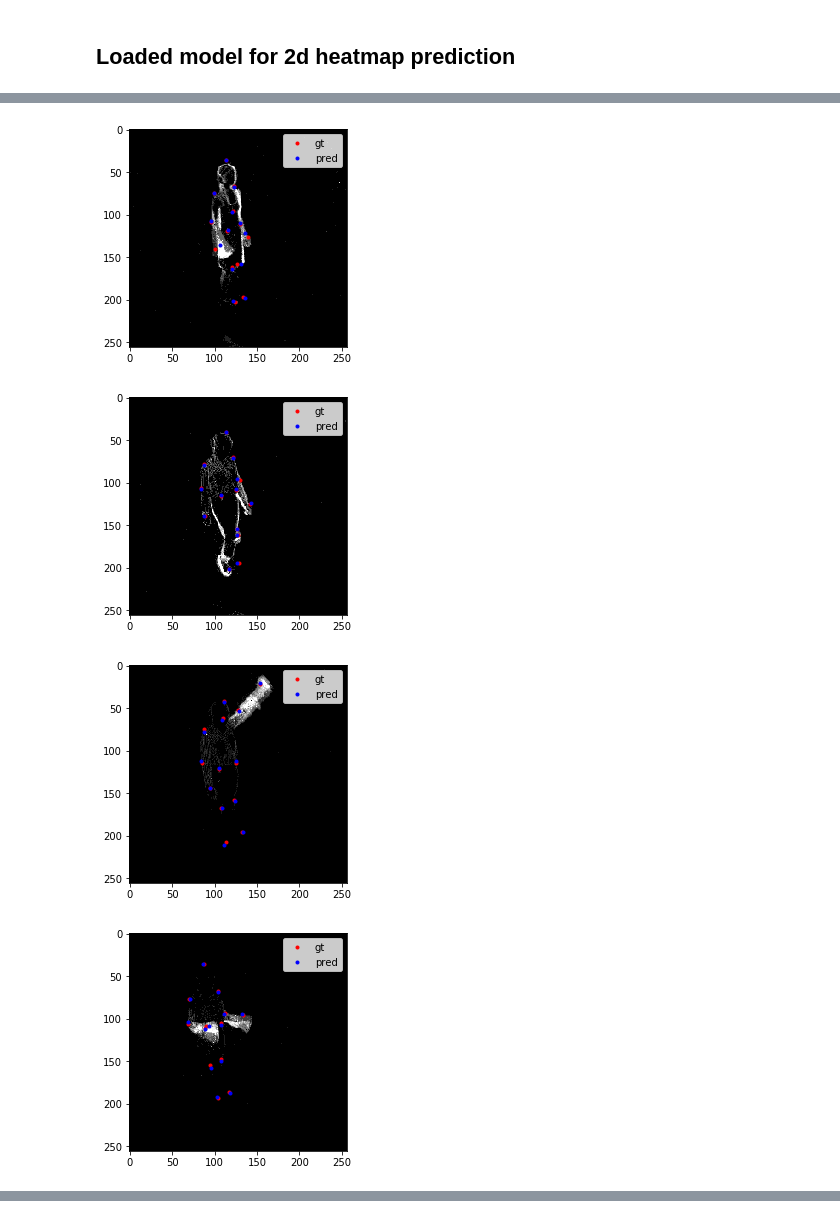
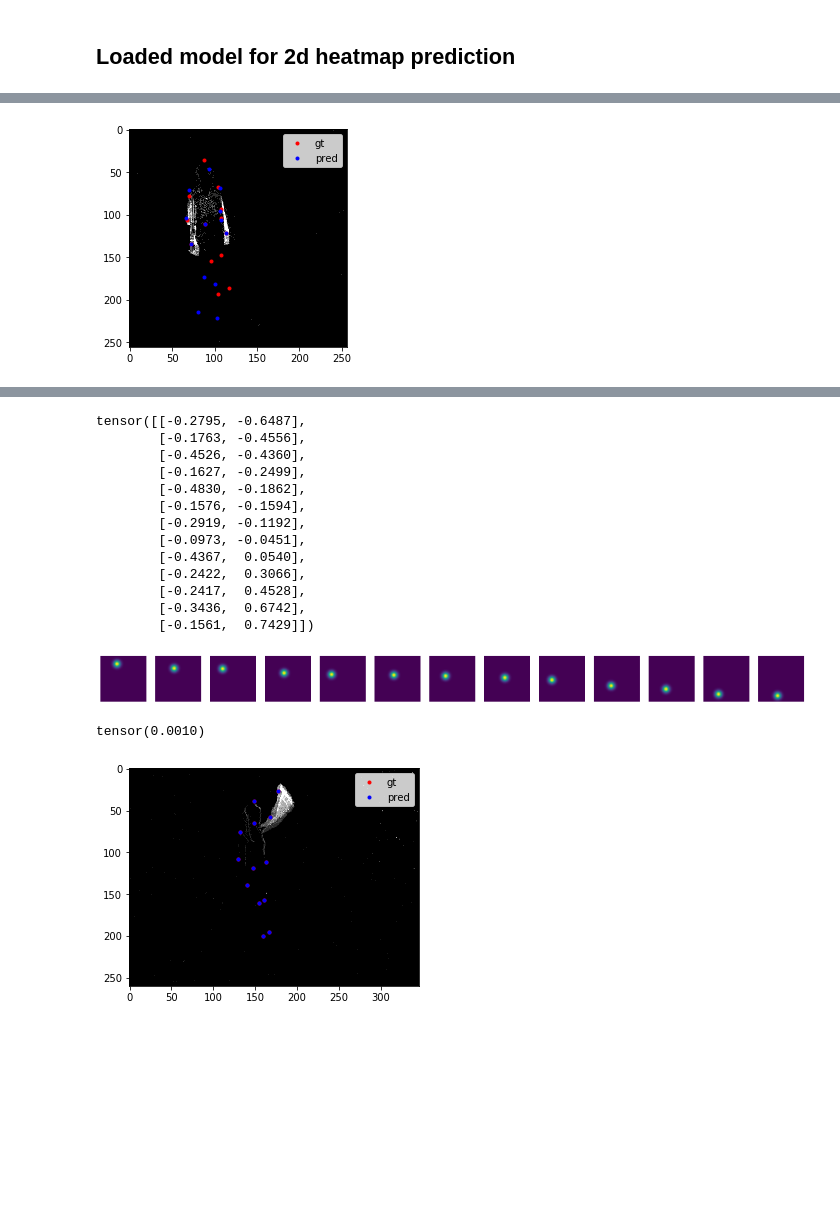
Before and after one commit to gianscarpe/event-based-monocular-hpe, a Jupyter notebook: src/notebooks/visualize_dhp3ddataset.ipynb, the cells around one changed output, grey strips where cells are left out. Saved outputs shown, nothing was run; the diff lists cells and outputs as text; code cells hidden in the pictures; blank space fills up the shorter version.

```diff
--- a/src/notebooks/visualize_dhp3ddataset.ipynb
+++ b/src/notebooks/visualize_dhp3ddataset.ipynb
@@ -41,6 +39,6 @@ labels_dir = '/data/dhp19/time_count_dataset/labels'
 test_subjects = [1, 8, 11, 15]
 cams = [2]
 
-hparams = DictConfig({'data_dir': data_dir, 'labels_dir' : labels_dir, 'test_subjects':test_subjects, 'cams': cams})
-params = get_dataset_params(hparams, save_split=False)
+hparams = DictConfig({'data_dir': data_dir, 'save_split':False, 'labels_dir' : labels_dir, 'test_subjects':test_subjects, 'cams': cams})
+params = get_dataset_params(hparams)
 # %% [output]
@@ -70,8 +68,8 @@ import experimenting.models.losses as losses
 from experimenting.models.dsnt import average_loss
 from experimenting.utils import get_joints_from_heatmap
 
-exp_name = 'exp_SGD_0.0001_center_crop_05-17-16-10'
-checkpoint_dir = f'/home/gianscarpe/dev/exps/timecount_pose/exps_PoseEstimator/{exp_name}/checkpoints'
+exp_name = 'exps_unet_resnet34/exp_SGD_0.01_randomcrop_hflip_aug_05-20-08-45'
+checkpoint_dir = f'/home/gianscarpe/dev/exps/timecount_pose/{exp_name}/checkpoints'
 checkpoints = sorted(os.listdir(checkpoint_dir))
 checkpoint_path = os.path.join(checkpoint_dir, checkpoints[0])
 model = models.PoseEstimator.load_from_checkpoint(checkpoint_path)
@@ -95,8 +93,5 @@ plot_2d(x[2].squeeze(), gt_joints[2], p_joints[2])
 # %%
-for i in range(0, 8):
+for i in range(0, 1):
     plot_2d(x[i].squeeze(), gt_joints[i], p_joints[i])
 # %% [output]
-[figure, old version]
+[figure, new version]
-[figure, removed]
-[figure, removed]
-[figure, removed]
@@ -106,0 +114,16 @@ for i in range(0, 8):
+# %%
+joints[0]
+# %% [output]
+tensor([[-0.2795, -0.6487],
+        [-0.1763, -0.4556],
+        [-0.4526, -0.4360],
+        [-0.1627, -0.2499],
+        [-0.4830, -0.1862],
+        [-0.1576, -0.1594],
+        [-0.2919, -0.1192],
+        [-0.0973, -0.0451],
+        [-0.4367,  0.0540],
+        [-0.2422,  0.3066],
+        [-0.2417,  0.4528],
+        [-0.3436,  0.6742],
+        [-0.1561,  0.7429]])
@@ -106,0 +133,8 @@ for i in range(0, 8):
+# %%
+display(hm[0])
+# %% [output]
+[figure, added]
+# %%
+hm[0].max()
+# %% [output]
+tensor(0.0010)
@@ -106,0 +144,4 @@ for i in range(0, 8):
+# %%
+plot_2d(x.squeeze(),l1, l1)
+# %% [output]
+[figure, added]
```
Also changed, not shown: parts of 22 cells of this notebook, 8 other files.
